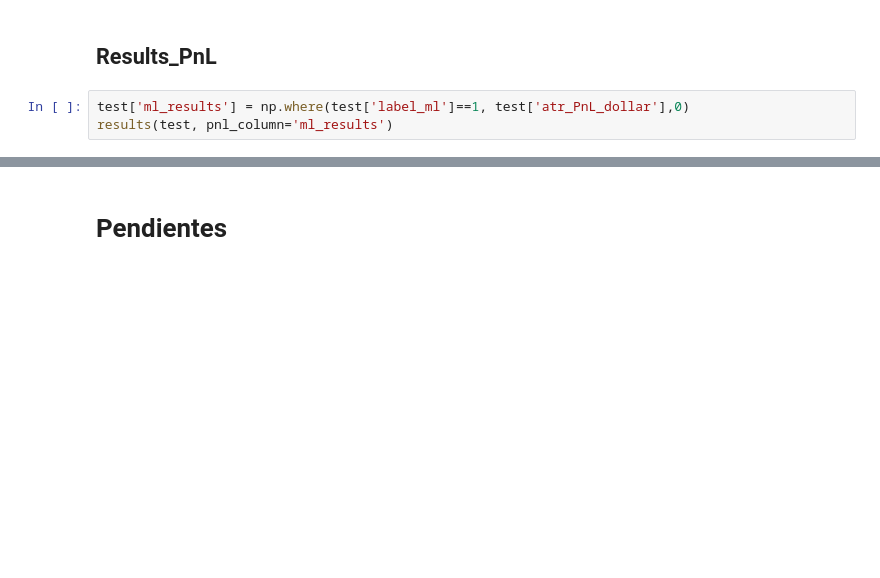
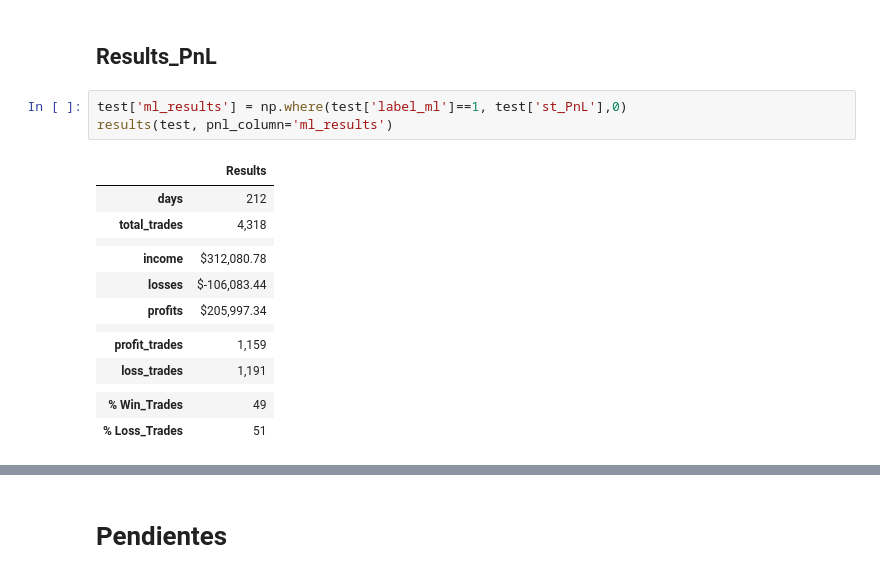
Before and after one commit to holguinmora123/OpenAi_Codex, a Jupyter notebook: 3. XAUUSD_Binary_ML.ipynb, the cells around one changed output, grey strips where cells are left out. Cells and saved outputs as stored; diff of their text form; blank space fills up the shorter version.

```diff
--- a/3. XAUUSD_Binary_ML.ipynb
+++ b/3. XAUUSD_Binary_ML.ipynb
@@ -957,6 +979,20 @@ print(class_report)
 # %% [markdown]
 ## Results_PnL
 # %%
-test['ml_results'] = np.where(test['label_ml']==1, test['atr_PnL_dollar'],0)
+test['ml_results'] = np.where(test['label_ml']==1, test['st_PnL'],0)
 results(test, pnl_column='ml_results')
+# %% [output]
+|  | Results |
+| days | 212 |
+| total_trades | 4,318 |
+|  |  |
+| income | $312,080.78 |
+| losses | $-106,083.44 |
+| profits | $205,997.34 |
+|  |  |
+| profit_trades | 1,159 |
+| loss_trades | 1,191 |
+|  |  |
+| % Win_Trades | 49 |
+| % Loss_Trades | 51 |
 # %%
```
Also changed, not shown: parts of 3 cells of this notebook.
